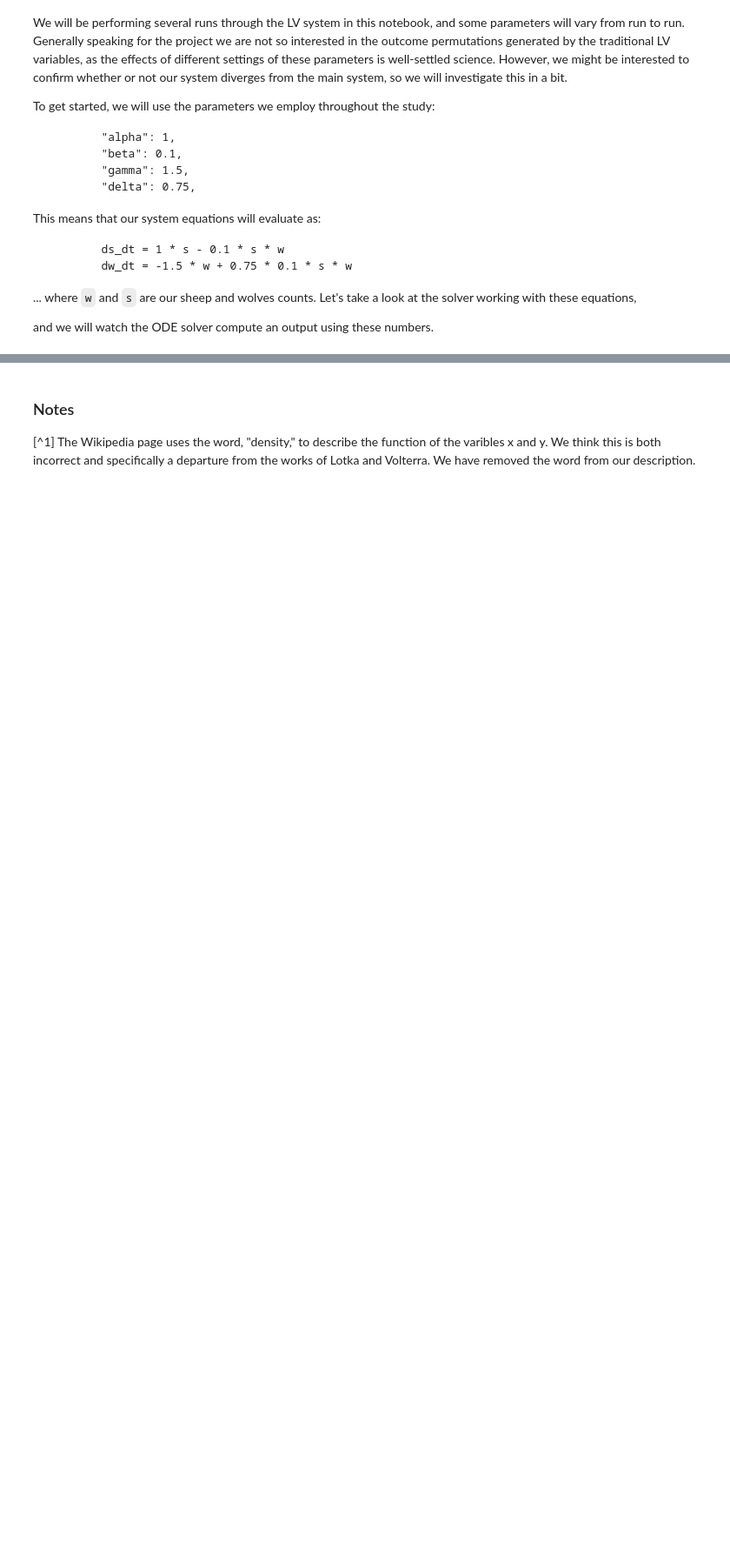
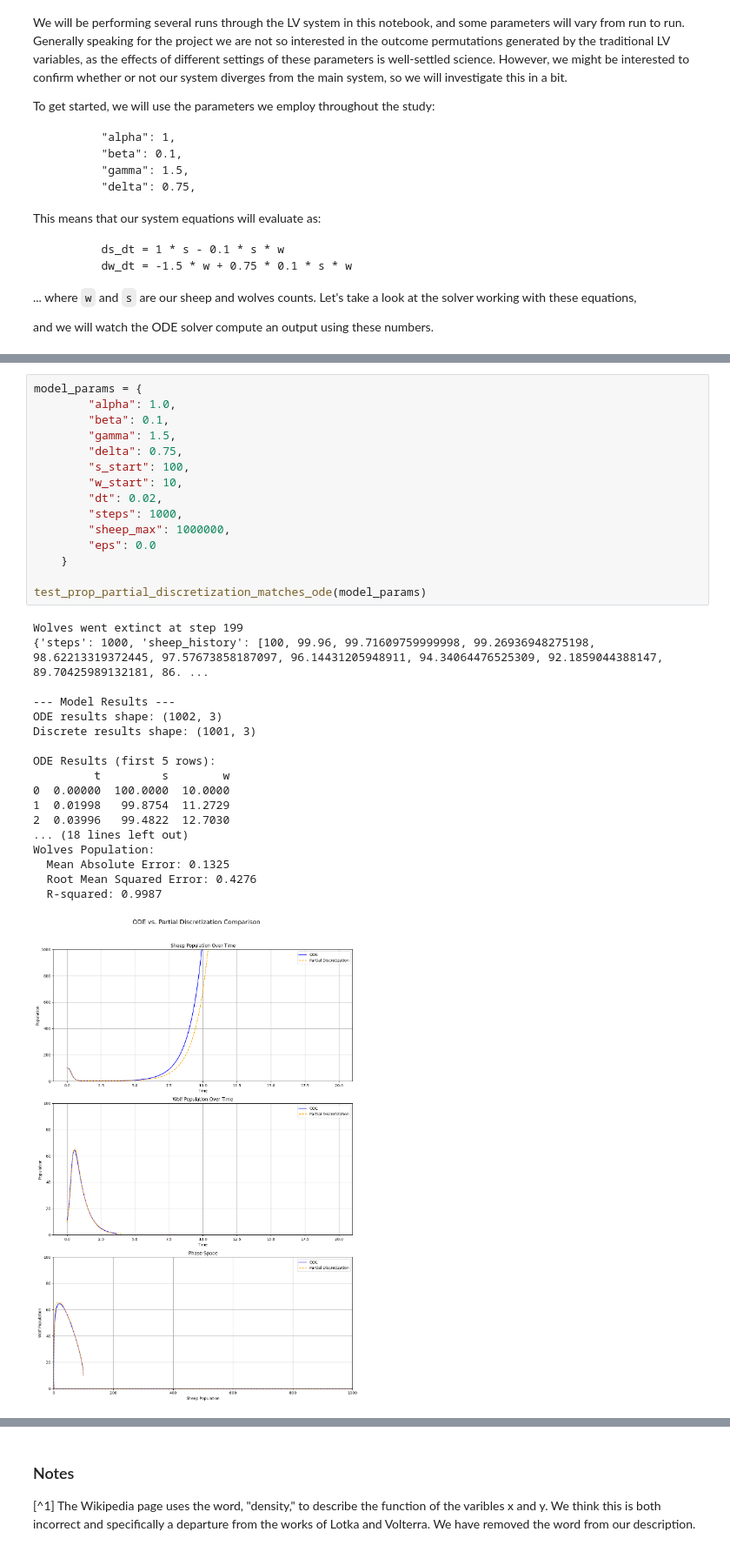
Before and after one commit to peterdresslar/do-android-wolves-dream-of-electric-sheep, a Jupyter notebook: notebooks/validation.ipynb, the cells around one changed output, grey strips where cells are left out. Shown at 87% size. Saved outputs shown, nothing was run; the diff lists cells and outputs as text; blank space fills up the shorter version.

```diff
--- a/notebooks/validation.ipynb
+++ b/notebooks/validation.ipynb
@@ -117,0 +78,34 @@ Wolves Population:
+# %%
+model_params = {
+        "alpha": 1.0,
+        "beta": 0.1,
+        "gamma": 1.5,
+        "delta": 0.75,
+        "s_start": 100,
+        "w_start": 10,
+        "dt": 0.02,
+        "steps": 1000,
+        "sheep_max": 1000000,
+        "eps": 0.0
+    }
+
+test_prop_partial_discretization_matches_ode(model_params)
+# %% [output]
+Wolves went extinct at step 199
+{'steps': 1000, 'sheep_history': [100, 99.96, 99.71609759999998, 99.26936948275198, 98.62213319372445, 97.57673858187097, 96.14431205948911, 94.34064476525309, 92.1859044388147, 89.70425989132181, 86. ...
+
+--- Model Results ---
+ODE results shape: (1002, 3)
+Discrete results shape: (1001, 3)
+
+ODE Results (first 5 rows):
+         t         s        w
+0  0.00000  100.0000  10.0000
+1  0.01998   99.8754  11.2729
+2  0.03996   99.4822  12.7030
+... (18 lines left out)
+Wolves Population:
+  Mean Absolute Error: 0.1325
+  Root Mean Squared Error: 0.4276
+  R-squared: 0.9987
+[figure, added]
```
Also changed, not shown: parts of 3 cells of this notebook, 2 other files.
